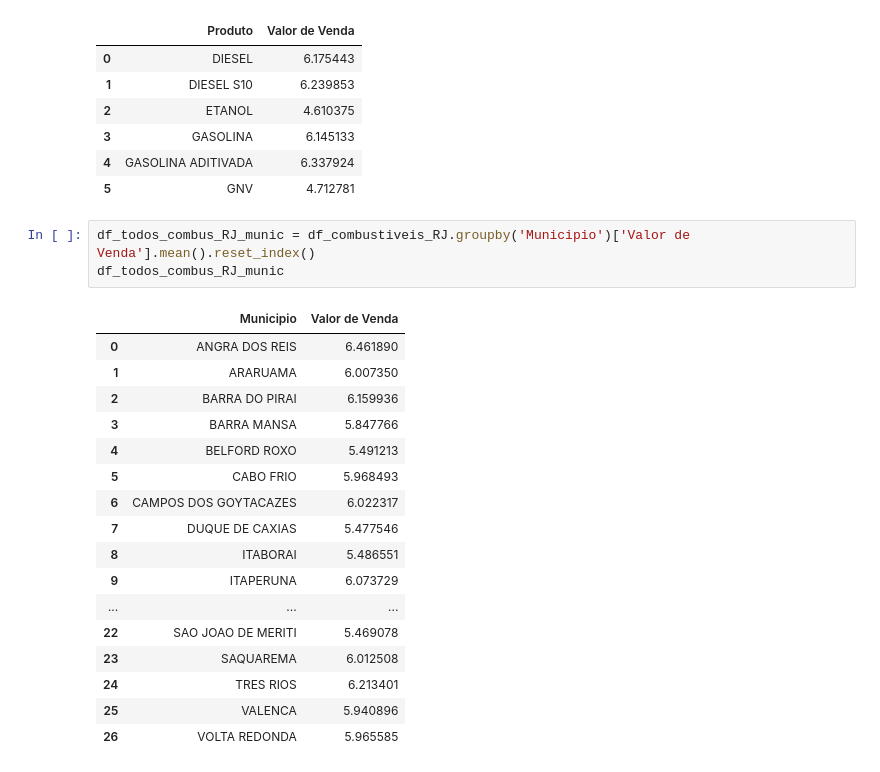
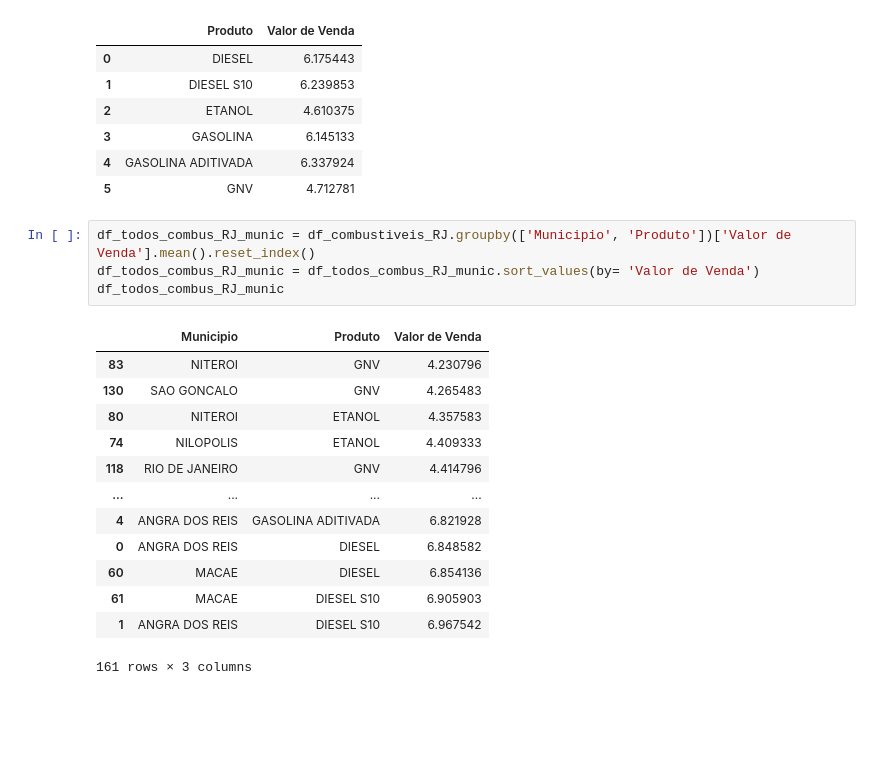
Before and after one commit to thalesng2000/Portfolio-de-Formacao, a Jupyter notebook: ProjetoCombustivel.ipynb, the cells around one changed output. Drawn from its saved outputs; the diff is of its cells as text; blank space fills up the shorter version.

```diff
--- a/ProjetoCombustivel.ipynb
+++ b/ProjetoCombustivel.ipynb
@@ -228,23 +228,20 @@ df_media_todos_combus_RJ
 | 4 | GASOLINA ADITIVADA | 6.337924 |
 | 5 | GNV | 4.712781 |
 # %%
-df_todos_combus_RJ_munic = df_combustiveis_RJ.groupby('Municipio')['Valor de Venda'].mean().reset_index()
+df_todos_combus_RJ_munic = df_combustiveis_RJ.groupby(['Municipio', 'Produto'])['Valor de Venda'].mean().reset_index()
+df_todos_combus_RJ_munic = df_todos_combus_RJ_munic.sort_values(by= 'Valor de Venda')
 df_todos_combus_RJ_munic
 # %% [output]
-|  | Municipio | Valor de Venda |
-| 0 | ANGRA DOS REIS | 6.461890 |
-| 1 | ARARUAMA | 6.007350 |
-| 2 | BARRA DO PIRAI | 6.159936 |
-| 3 | BARRA MANSA | 5.847766 |
-| 4 | BELFORD ROXO | 5.491213 |
-| 5 | CABO FRIO | 5.968493 |
-| 6 | CAMPOS DOS GOYTACAZES | 6.022317 |
-| 7 | DUQUE DE CAXIAS | 5.477546 |
-| 8 | ITABORAI | 5.486551 |
-| 9 | ITAPERUNA | 6.073729 |
-| ... | ... | ... |
-| 22 | SAO JOAO DE MERITI | 5.469078 |
-| 23 | SAQUAREMA | 6.012508 |
-| 24 | TRES RIOS | 6.213401 |
-| 25 | VALENCA | 5.940896 |
-| 26 | VOLTA REDONDA | 5.965585 |
+|  | Municipio | Produto | Valor de Venda |
+| 83 | NITEROI | GNV | 4.230796 |
+| 130 | SAO GONCALO | GNV | 4.265483 |
+| 80 | NITEROI | ETANOL | 4.357583 |
+| 74 | NILOPOLIS | ETANOL | 4.409333 |
+| 118 | RIO DE JANEIRO | GNV | 4.414796 |
+| ... | ... | ... | ... |
+| 4 | ANGRA DOS REIS | GASOLINA ADITIVADA | 6.821928 |
+| 0 | ANGRA DOS REIS | DIESEL | 6.848582 |
+| 60 | MACAE | DIESEL | 6.854136 |
+| 61 | MACAE | DIESEL S10 | 6.905903 |
+| 1 | ANGRA DOS REIS | DIESEL S10 | 6.967542 |
+161 rows × 3 columns
```
